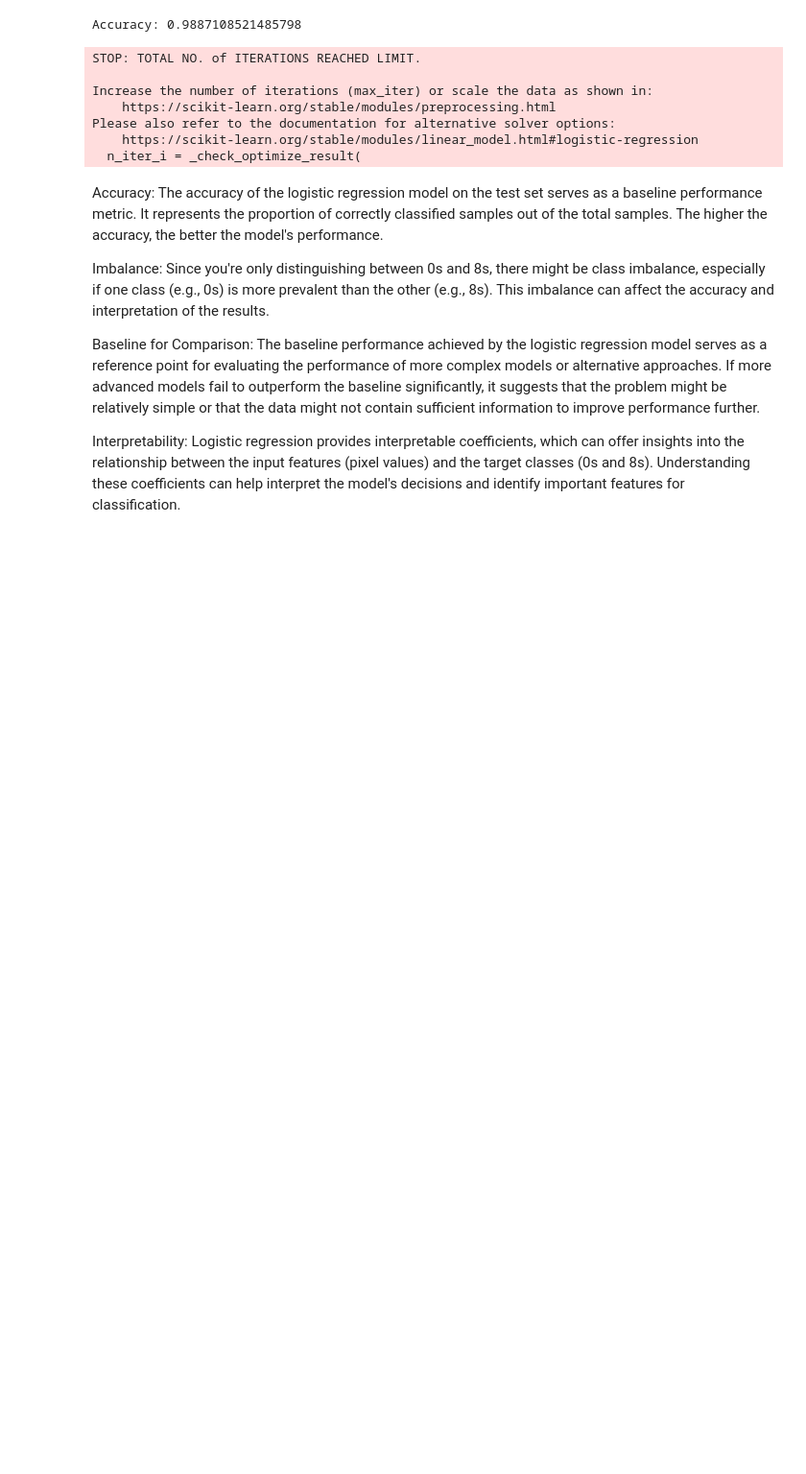
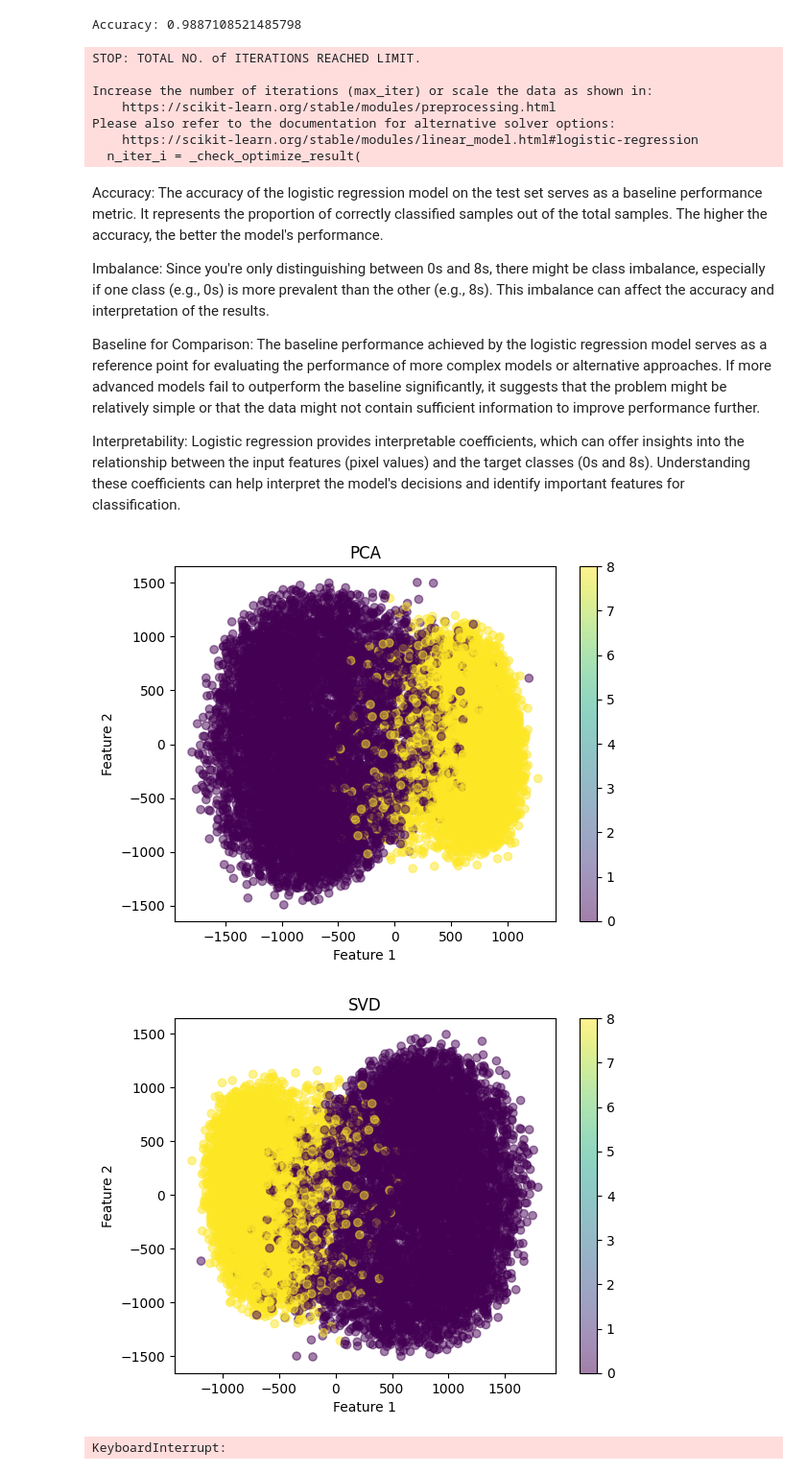
Before and after one commit to jacobomattelo/ML_2_TEST1, a Jupyter notebook: unsupervised/test.ipynb, the cells around one changed output. Shown at 96% size. Drawn from its saved outputs; the diff is of its cells as text; code cells hidden in the pictures; blank space fills up the shorter version.

```diff
--- a/unsupervised/test.ipynb
+++ b/unsupervised/test.ipynb
@@ -330,3 +330,45 @@ Imbalance: Since you're only distinguishing between 0s and 8s, there might be cl
 Baseline for Comparison: The baseline performance achieved by the logistic regression model serves as a reference point for evaluating the performance of more complex models or alternative approaches. If more advanced models fail to outperform the baseline significantly, it suggests that the problem might be relatively simple or that the data might not contain sufficient information to improve performance further.
 
 Interpretability: Logistic regression provides interpretable coefficients, which can offer insights into the relationship between the input features (pixel values) and the target classes (0s and 8s). Understanding these coefficients can help interpret the model's decisions and identify important features for classification.
+# %%
+import numpy as np
+import matplotlib.pyplot as plt
+from sklearn.datasets import fetch_openml
+from dim_red.PCA import PCA
+from dim_red.SVD import SVD
+from dim_red.TSNE import TSNE
+
+# Cargar el conjunto de datos MNIST
+mnist = fetch_openml('mnist_784', version=1)
+X, y = mnist['data'], mnist['target']
+
+# Convertir las etiquetas a números enteros
+y_numeric = y.astype(int)
+
+# Filtrar solo los dígitos 0 y 8
+mask = (y_numeric == 0) | (y_numeric == 8)
+X_filtered = X[mask]
+y_filtered = y_numeric[mask]
+
+# Asegurarse de que X es un array de NumPy
+if not isinstance(X_filtered, np.ndarray):
+    X_filtered = X_filtered.to_numpy()
+
+# Función para aplicar reducción de dimensionalidad y visualización
+def apply_reduction_and_visualize(algorithm, X, y, title):
+    X_reduced = algorithm.fit_transform(X)
+    plt.scatter(X_reduced[:, 0], X_reduced[:, 1], c=y, cmap='viridis', alpha=0.5)
+    plt.title(title)
+    plt.xlabel('Feature 1')
+    plt.ylabel('Feature 2')
+    plt.colorbar()
+    plt.show()
+
+# Aplicar PCA, SVD y t-SNE
+apply_reduction_and_visualize(PCA(2), X_filtered, y_filtered, "PCA")
+apply_reduction_and_visualize(SVD(2), X_filtered, y_filtered, "SVD")
+apply_reduction_and_visualize(TSNE(2), X_filtered, y_filtered, "t-SNE")
+# %% [output]
+[figure, added]
+[figure, added]
+KeyboardInterrupt:
```
Also changed, not shown: parts of 3 cells of this notebook, 2 other files.
